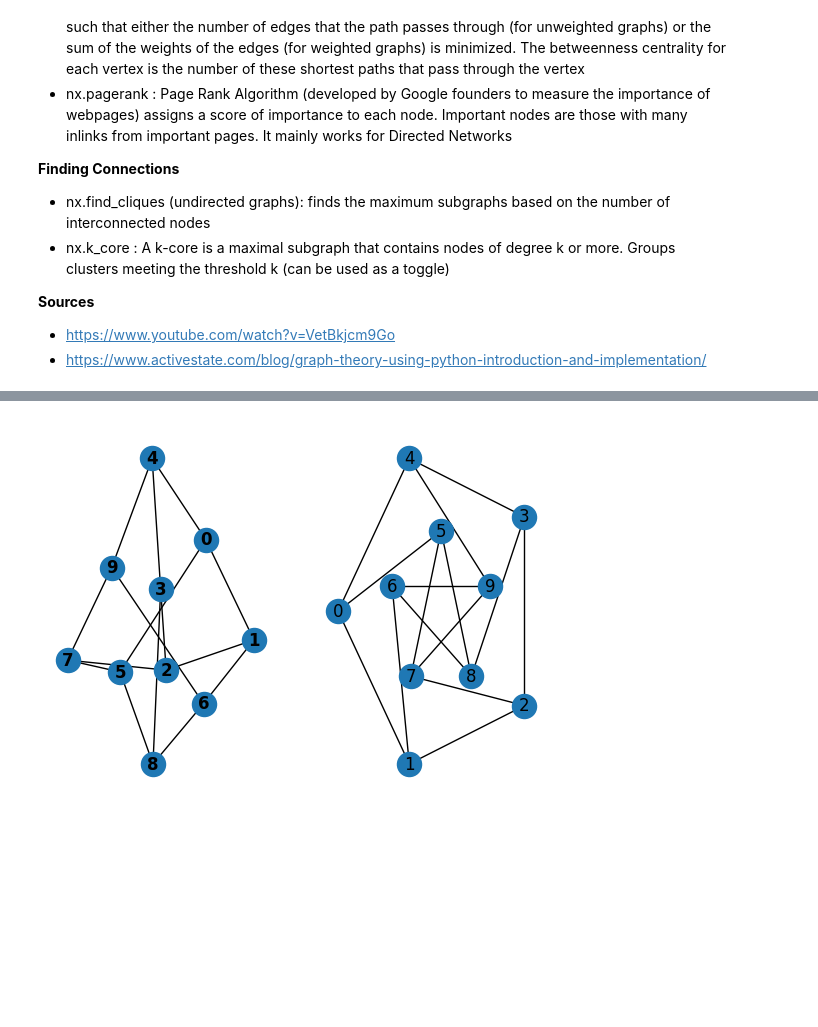
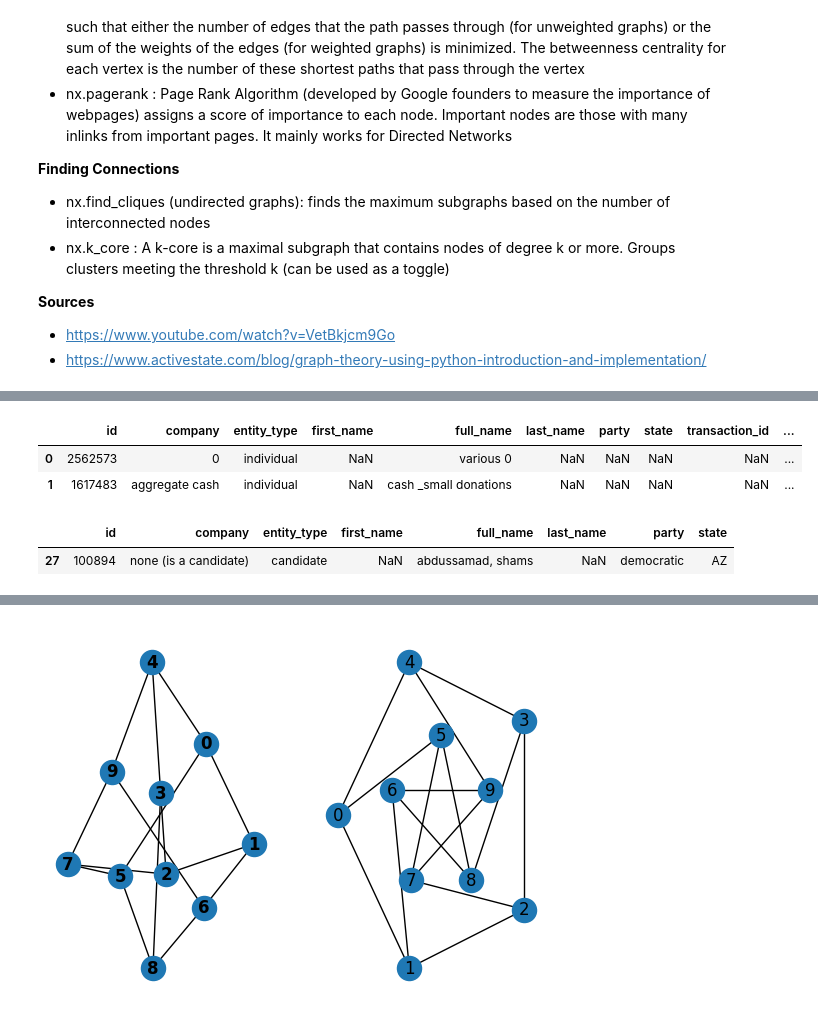
Before and after one commit to uchicago-dsi/climate-cabinet-campaign-finance-tracker, a Jupyter notebook: notebooks/Test.ipynb, the cells around one changed output, grey strips where cells are left out. Saved outputs shown, nothing was run; the diff lists cells and outputs as text; code cells hidden in the pictures; blank space fills up the shorter version.

```diff
--- a/notebooks/Test.ipynb
+++ b/notebooks/Test.ipynb
@@ -104,0 +150,27 @@ Name: 854930, dtype: object
+# %%
+sample_inds = inds_sample.loc[inds_sample['id'].isin(ind_id_there)]
+# apply dedup
+sample_inds = deduplicate_perfect_matches(sample_inds)
+
+# map the uuids in transaction donor and recipient columns to the deduplicated uuids
+deduped = pd.read_csv("../output/deduplicated_UUIDs.csv")
+transactions[['donor_id','recipient_id']] = transactions[['donor_id','recipient_id']].replace(deduped)
+
+# add recipient name to transactions df:
+# this step took more than 16 minutes to run...think of alternative way
+# id_to_name = {id: name for id, name in zip(inds_sample.id.tolist(), inds_sample.full_name.tolist())} #the same would be applied to orgs
+transactions['recipient_name'] = transactions['recipient_id'].apply(lambda x: sample_inds.loc[sample_inds.id == x] )
+
+# left merge according to ind_id and transaction donor_id. This was entities that only received money will still be there, no info from ind_dataset
+# is lost
+merged_inds_sample = pd.merge(sample_inds,transactions,how='left',left_on='id',right_on='donor_id')
+merged_inds_sample.head(2)
+# %% [output]
+|  | id | company | entity_type | first_name | full_name | last_name | party | state | transaction_id | ... |
+| 0 | 2562573 | 0 | individual | NaN | various 0 | NaN | NaN | NaN | NaN | ... |
+| 1 | 1617483 | aggregate cash | individual | NaN | cash _small donations | NaN | NaN | NaN | NaN | ... |
+# %%
+sample_inds.loc[sample_inds.full_name == 'abdussamad, shams']
+# %% [output]
+|  | id | company | entity_type | first_name | full_name | last_name | party | state |
+| 27 | 100894 | none (is a candidate) | candidate | NaN | abdussamad, shams | NaN | democratic | AZ |
```
Also changed, not shown: parts of 26 cells of this notebook, 2 other files.
